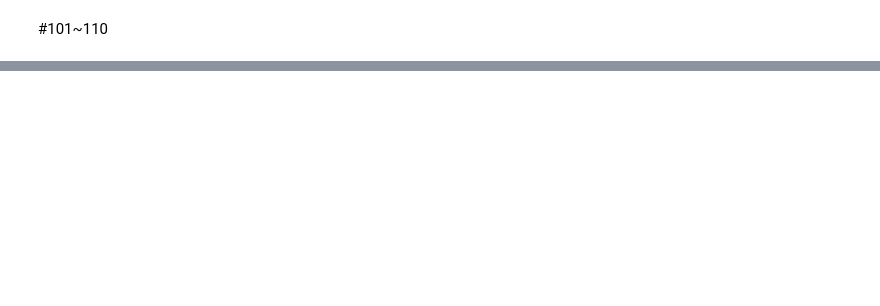
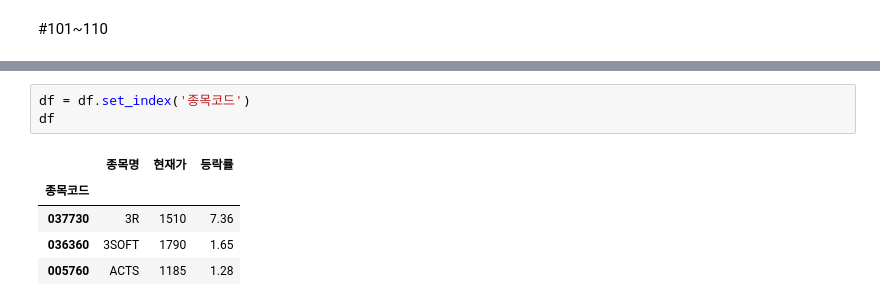
Before and after one commit to KIMJONGIK/Colab, a Jupyter notebook: Q300.ipynb, the cells around one changed output, grey strips where cells are left out. Cells and saved outputs as stored; diff of their text form; blank space fills up the shorter version.

```diff
--- a/Q300.ipynb
+++ b/Q300.ipynb
@@ -1215,0 +1244,9 @@ dtype: object
+# %%
+df = df.set_index('종목코드')
+df
+# %% [output]
+|  | 종목명 | 현재가 | 등락률 |
+| 종목코드 |  |  |  |
+| 037730 | 3R | 1510 | 7.36 |
+| 036360 | 3SOFT | 1790 | 1.65 |
+| 005760 | ACTS | 1185 | 1.28 |
```
Also changed, not shown: parts of 32 cells of this notebook.
